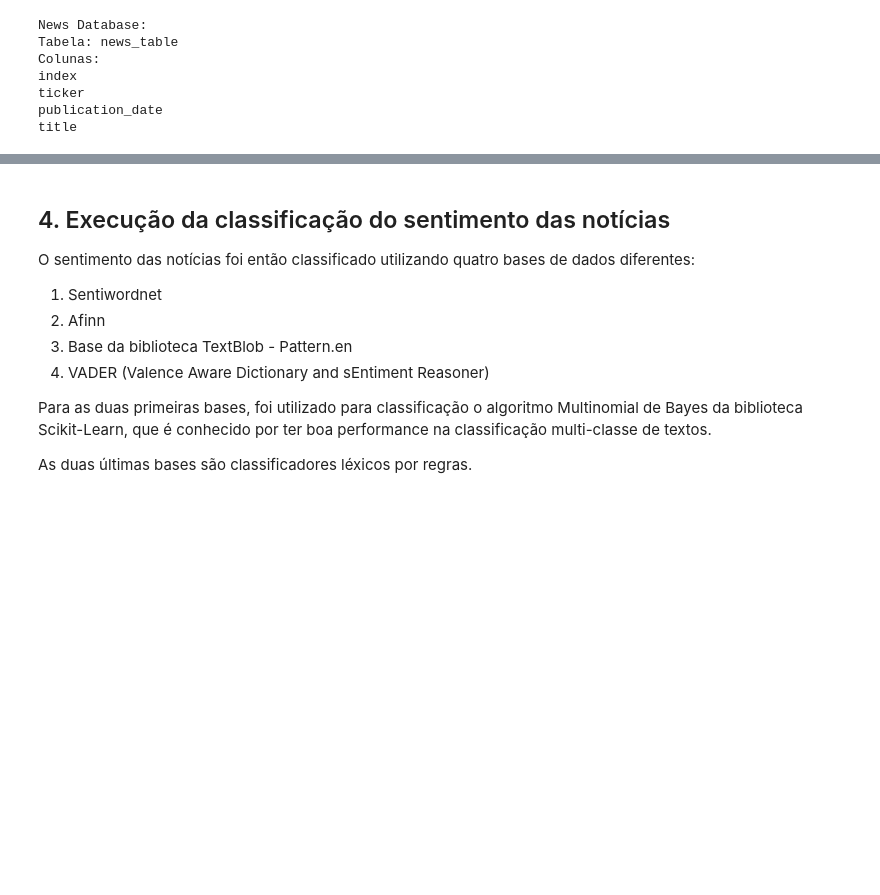
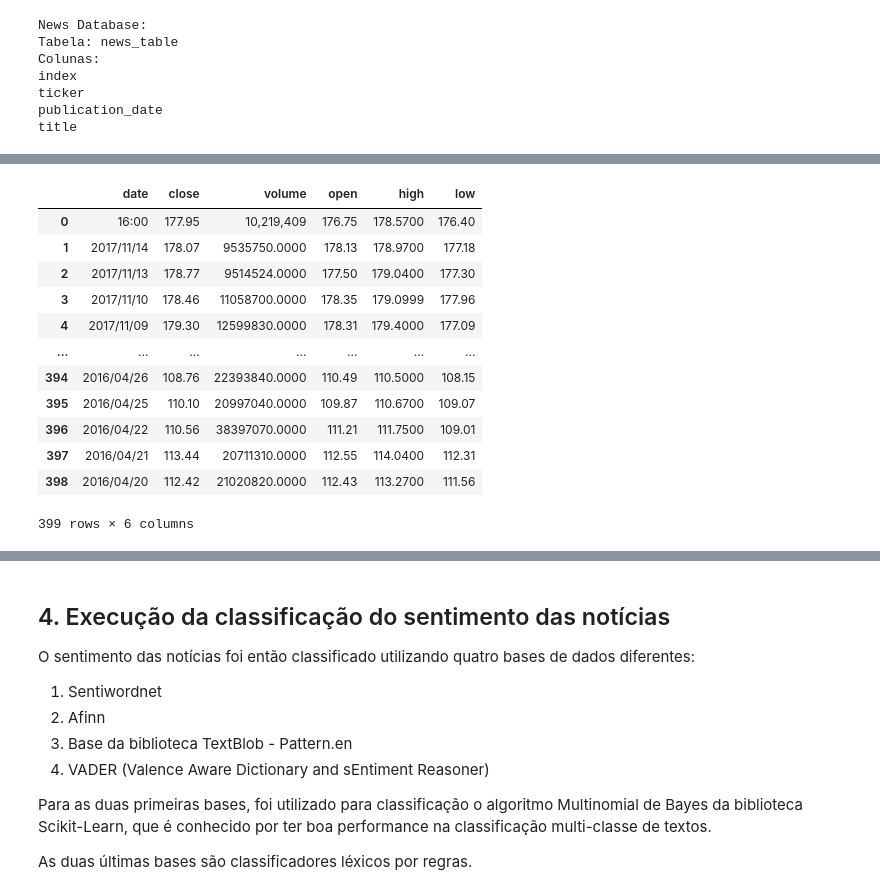
Before and after one commit to fabiograssiotto/stocks_proj, a Jupyter notebook: Stocks.ipynb, the cells around one changed output, grey strips where cells are left out. Drawn from its saved outputs; the diff is of its cells as text; code cells hidden in the pictures; blank space fills up the shorter version.

```diff
--- a/Stocks.ipynb
+++ b/Stocks.ipynb
@@ -148,0 +155,20 @@ title
+# %%
+import pandas as pd
+
+csvData = pd.read_csv("nasdaqHistorical/FB_Historical.csv")
+pd.set_option('display.max_rows', 10)
+csvData
+# %% [output]
+|  | date | close | volume | open | high | low |
+| 0 | 16:00 | 177.95 | 10,219,409 | 176.75 | 178.5700 | 176.40 |
+| 1 | 2017/11/14 | 178.07 | 9535750.0000 | 178.13 | 178.9700 | 177.18 |
+| 2 | 2017/11/13 | 178.77 | 9514524.0000 | 177.50 | 179.0400 | 177.30 |
+| 3 | 2017/11/10 | 178.46 | 11058700.0000 | 178.35 | 179.0999 | 177.96 |
+| 4 | 2017/11/09 | 179.30 | 12599830.0000 | 178.31 | 179.4000 | 177.09 |
+| ... | ... | ... | ... | ... | ... | ... |
+| 394 | 2016/04/26 | 108.76 | 22393840.0000 | 110.49 | 110.5000 | 108.15 |
+| 395 | 2016/04/25 | 110.10 | 20997040.0000 | 109.87 | 110.6700 | 109.07 |
+| 396 | 2016/04/22 | 110.56 | 38397070.0000 | 111.21 | 111.7500 | 109.01 |
+| 397 | 2016/04/21 | 113.44 | 20711310.0000 | 112.55 | 114.0400 | 112.31 |
+| 398 | 2016/04/20 | 112.42 | 21020820.0000 | 112.43 | 113.2700 | 111.56 |
+399 rows × 6 columns
```
Also changed, not shown: parts of 5 cells of this notebook, 1 other file.
